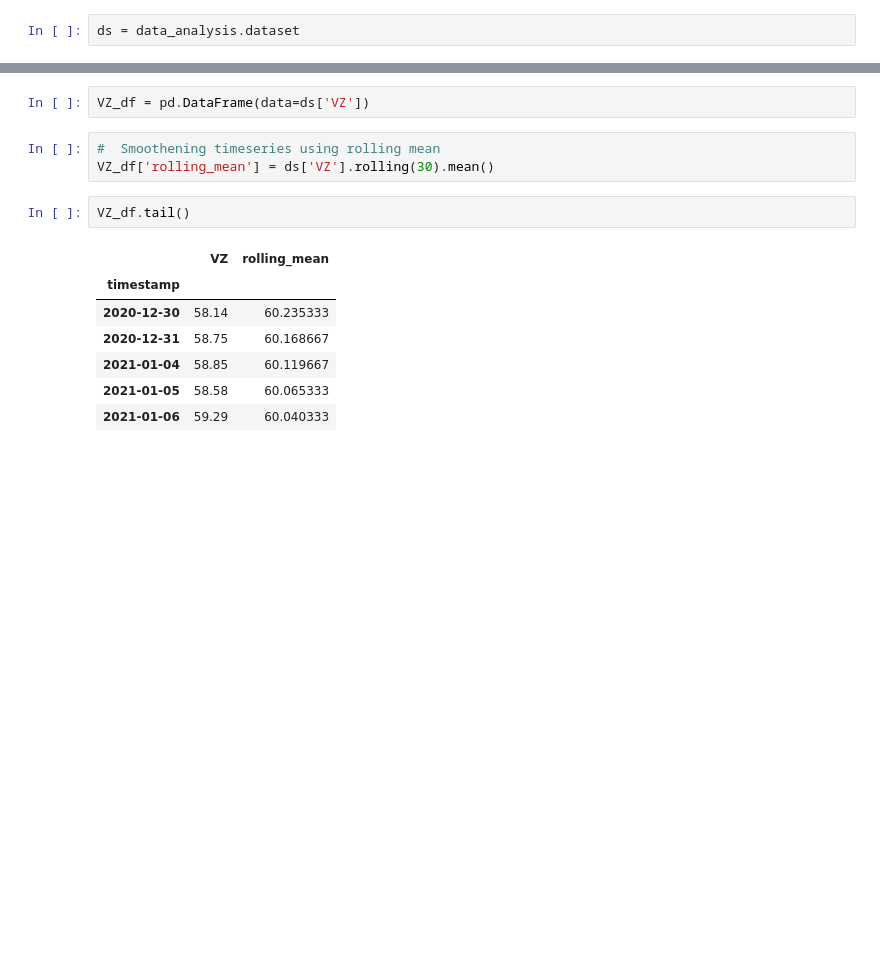
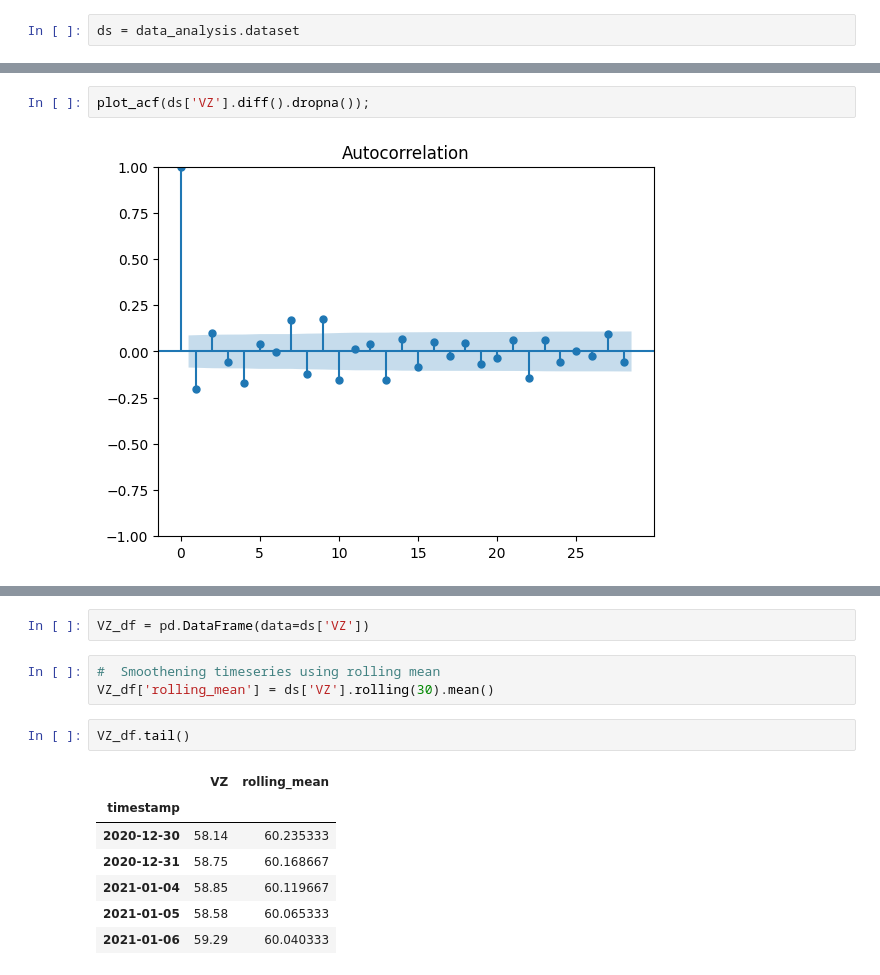
Before and after one commit to pallabee/Time-Series-for-Stock-Price-Prediction, a Jupyter notebook: modelling/traditional models/moving_average.ipynb, the cells around one changed output, grey strips where cells are left out. Drawn from its saved outputs; the diff is of its cells as text; blank space fills up the shorter version.

```diff
--- a/modelling/traditional models/moving_average.ipynb
+++ b/modelling/traditional models/moving_average.ipynb
@@ -12,0 +20,4 @@ ds = data_analysis.dataset
+# %%
+plot_acf(ds['VZ'].diff().dropna());
+# %% [output]
+[figure, added]
```
Also changed, not shown: parts of 7 cells of this notebook.
